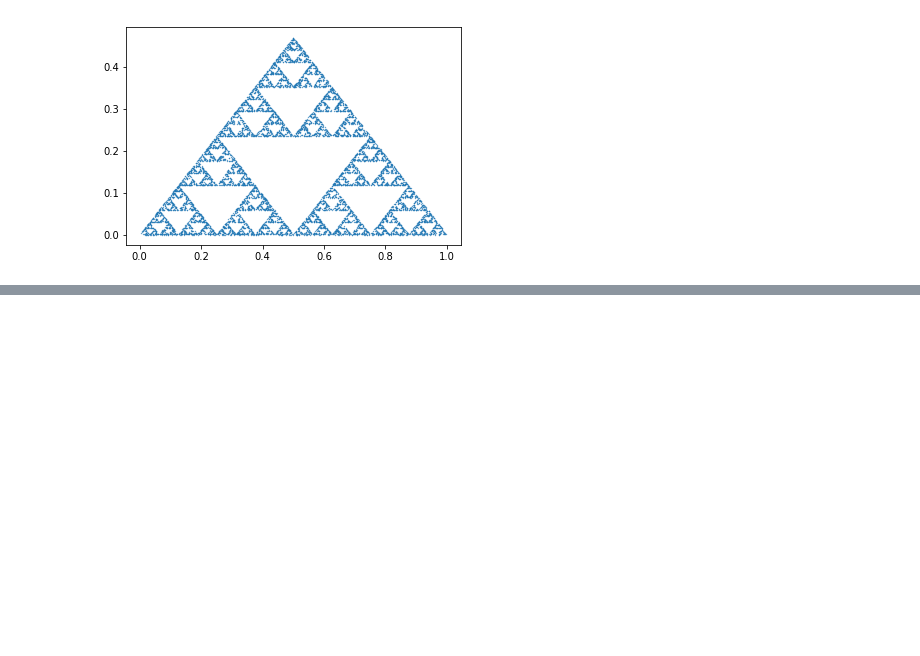
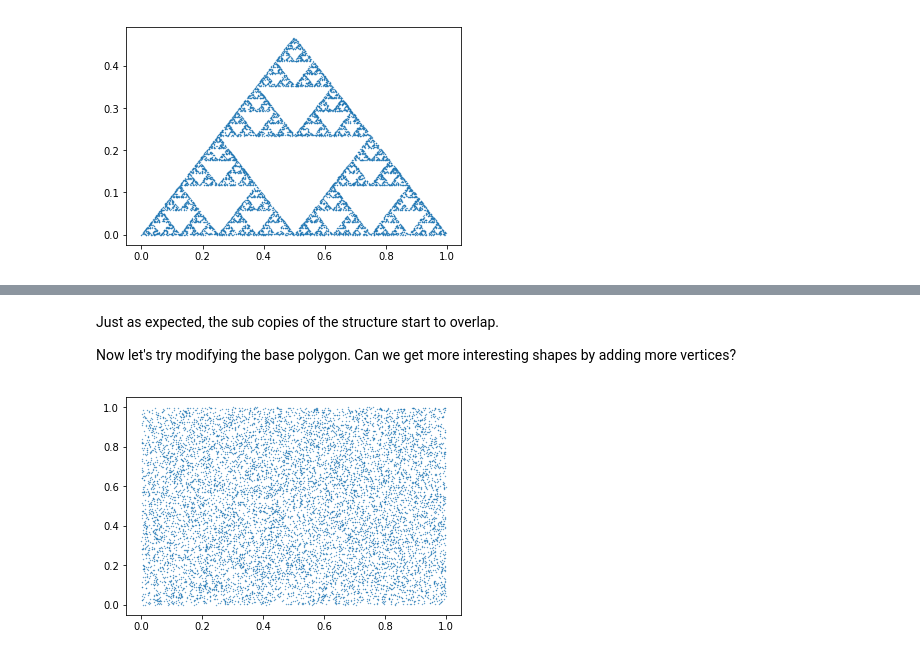
Before and after one commit to GuilhermeFreire/attractors, a Jupyter notebook: attractors.ipynb, the cells around one changed output, grey strips where cells are left out. Saved outputs shown, nothing was run; the diff lists cells and outputs as text; code cells hidden in the pictures; blank space fills up the shorter version.

```diff
--- a/attractors.ipynb
+++ b/attractors.ipynb
@@ -49,0 +91,17 @@ plt.show()
+# %% [markdown]
+Just as expected, the sub copies of the structure start to overlap.
+
+Now let's try modifying the base polygon. Can we get more interesting shapes by adding more vertices?
+# %%
+#Experimenting with a square as the base polygon
+
+square = np.array([[0.0, 0.0], [0.0, 1.0], [1.0, 0.0], [1.0, 1.0]])
+
+square_fractal = genPoints(square, 10000)
+X_square = square_fractal[:,0]
+Y_square = square_fractal[:,1]
+
+plt.scatter(X_square, Y_square, s=0.1)
+plt.show()
+# %% [output]
+[figure, added]
```
Also changed, not shown: parts of 11 cells of this notebook.
